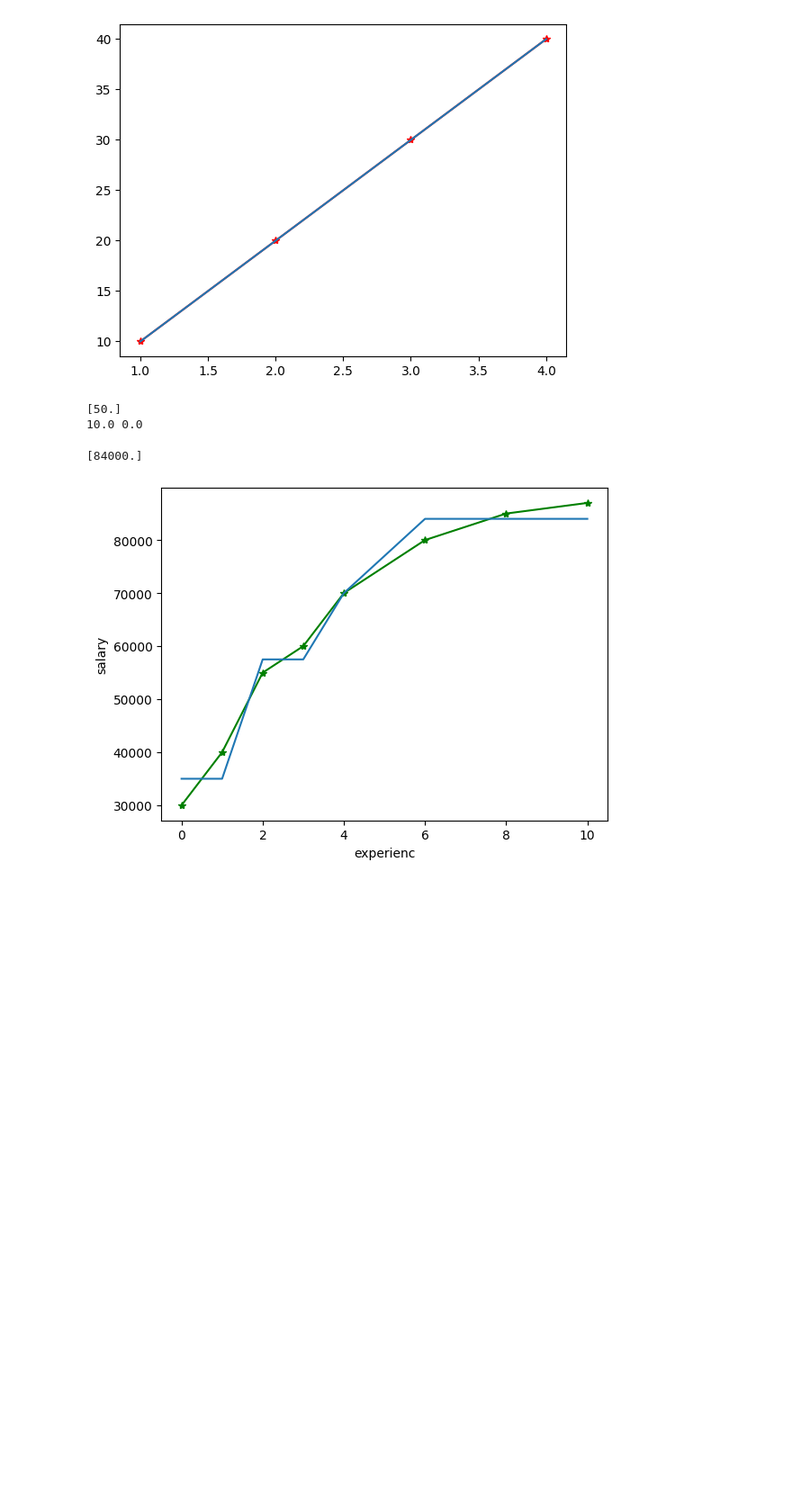
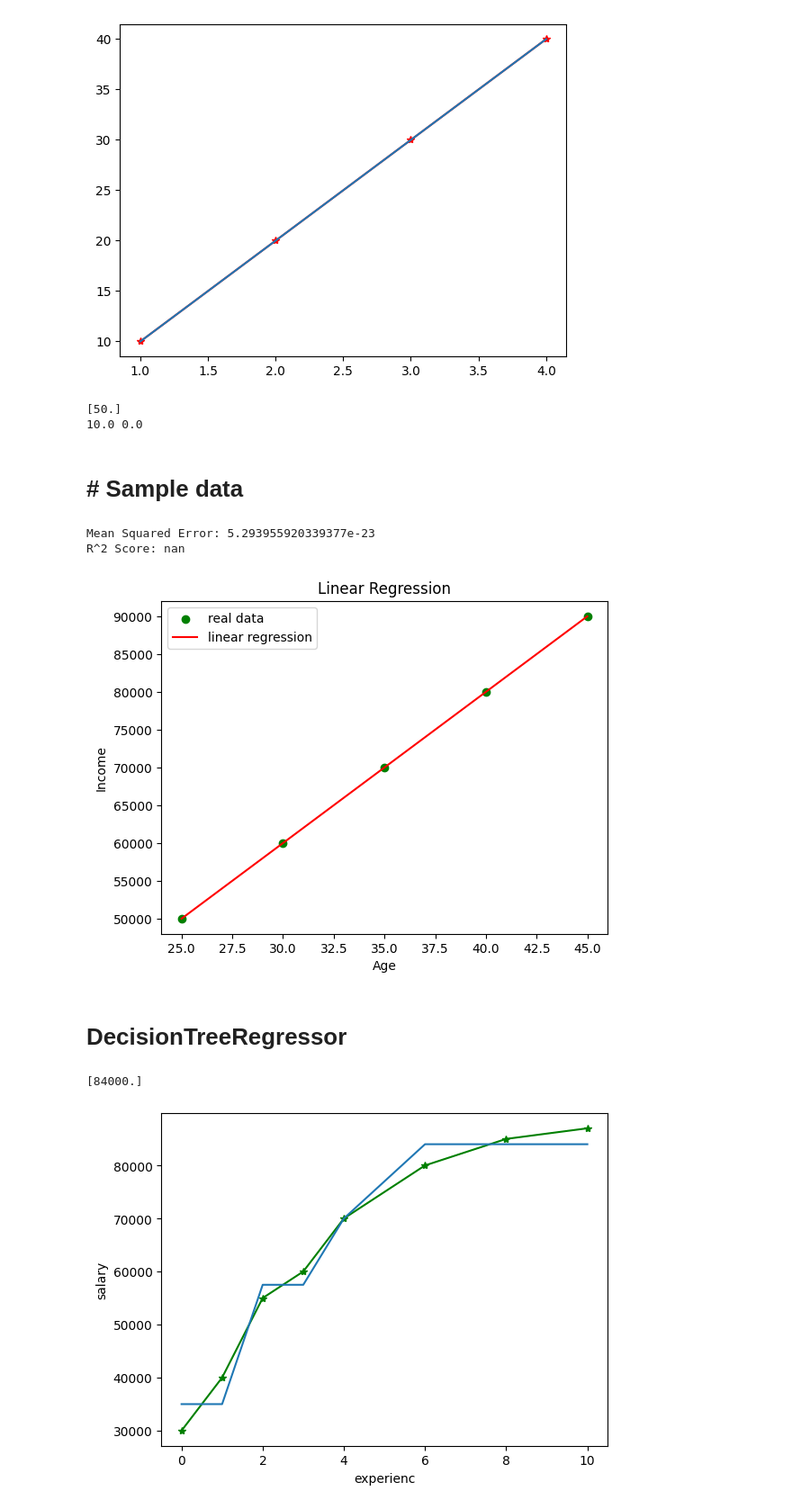
Before and after one commit to mohd-mortezazadeh/ML_Hub, a Jupyter notebook: Exercise/complete.ipynb, the cells around one changed output. Shown at 90% size. Saved outputs shown, nothing was run; the diff lists cells and outputs as text; code cells hidden in the pictures; blank space fills up the shorter version.

```diff
--- a/Exercise/complete.ipynb
+++ b/Exercise/complete.ipynb
@@ -23,4 +26,62 @@ print(m, b)
 [figure]
 [50.]
 10.0 0.0
+# %% [markdown]
+# # Sample data
+# %%
+import pandas as pd
+import numpy as np
+import matplotlib.pyplot as plt
+from sklearn.model_selection import train_test_split
+from sklearn.linear_model import LinearRegression
+from sklearn.metrics import mean_squared_error, r2_score
+
+# Sample data
+data = {
+    'age': [25, 30, 35, 40, 45],
+    'income': [50000, 60000, 70000, 80000, 90000]
+}
+df = pd.DataFrame(data)
+
+# Features and target variable
+x = df[['age']]  # Reshape to 2D array
+y = df['income']
+
+# Split the data into training and testing sets
+x_train, x_test, y_train, y_test = train_test_split(x, y, test_size=0.2, random_state=42)
+
+# Create and train the model
+model = LinearRegression()
+model.fit(x_train, y_train)
+
+# Make predictions
+y_pred = model.predict(x_test)
+
+# Optionally, evaluate the model
+mse = mean_squared_error(y_test, y_pred)
+r2 = r2_score(y_test, y_pred) #  - R² Score: معیاری برای توضیح واریانس است و به ما می‌گوید که چقدر از تغییرات هدف توسط مدل توضیح داده می‌شود.
+
+# Print metrics
+print("Mean Squared Error:", mse)
+print("R^2 Score:", r2)
+
+# Plotting
+plt.scatter(x, y, color='green', label="real data")
+
+# Create a range of values for the regression line
+x_range = np.linspace(x['age'].min(), x['age'].max()).reshape(-1, 1)
+y_range = model.predict(x_range)
+
+plt.plot(x_range, y_range, color='red', label="linear regression")
+plt.xlabel('Age')
+plt.ylabel('Income')
+plt.title("Linear Regression")
+plt.legend()
+plt.show()
+# %% [output]
+Mean Squared Error: 5.293955920339377e-23
+R^2 Score: nan
+[figure, added]
+# %% [markdown]
+# DecisionTreeRegressor
 # %%
```
Also changed, not shown: parts of 7 cells of this notebook, 7 other files.
